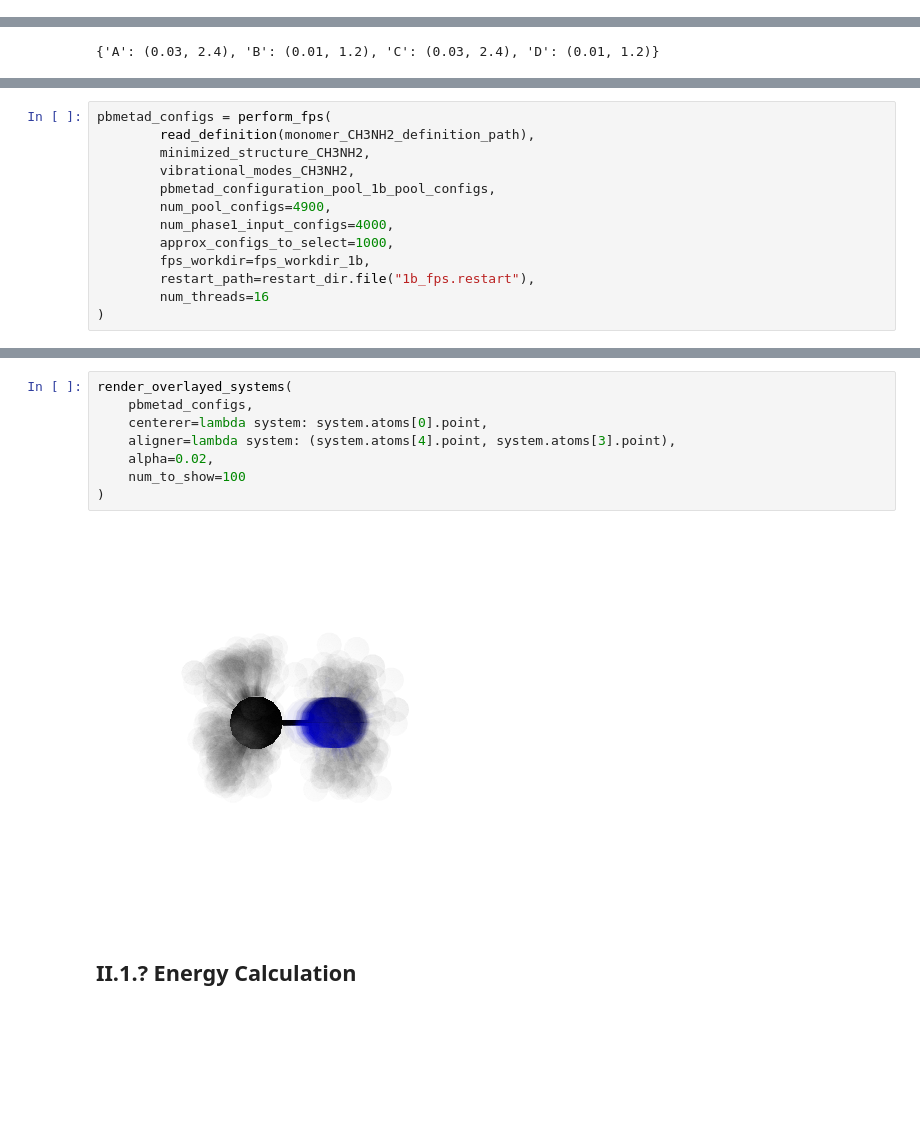
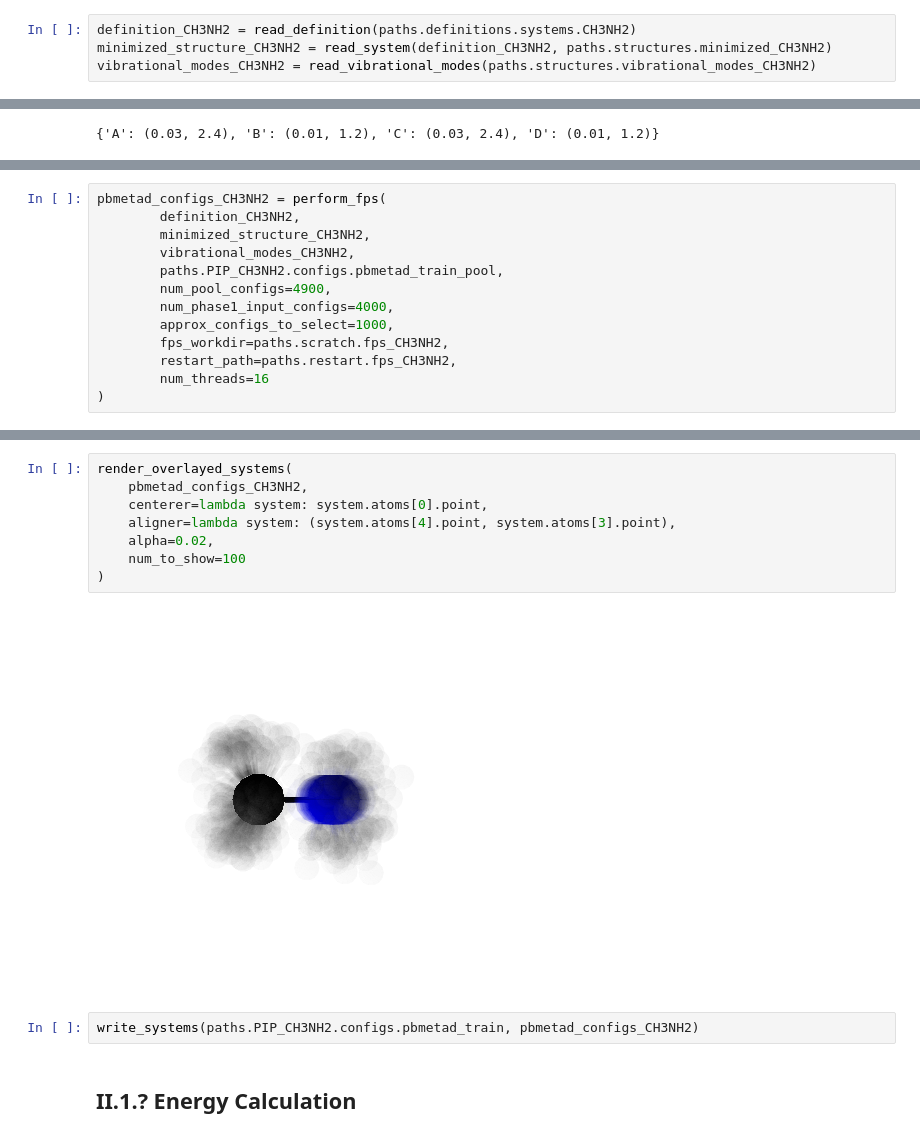
Before and after one commit to PolyachenkoYA/QDMS_2025, a Jupyter notebook: tutorials/2_Many-Body_Model_Build-Along/Tutorial_2.2.ipynb, the cells around one changed output, grey strips where cells are left out. Saved outputs shown, nothing was run; the diff lists cells and outputs as text; blank space fills up the shorter version.

```diff
--- a/tutorials/2_Many-Body_Model_Build-Along/Tutorial_2.2.ipynb
+++ b/tutorials/2_Many-Body_Model_Build-Along/Tutorial_2.2.ipynb
@@ -21,3 +17,7 @@ vibrational_modes_CH3NH2 = read_vibrational_modes(vibrational_modes_CH3NH2_path)
+# %%
+definition_CH3NH2 = read_definition(paths.definitions.systems.CH3NH2)
+minimized_structure_CH3NH2 = read_system(definition_CH3NH2, paths.structures.minimized_CH3NH2)
+vibrational_modes_CH3NH2 = read_vibrational_modes(paths.structures.vibrational_modes_CH3NH2)
 # %%
 configuration_generator = NormalModesConfigurationGenerator(
         minimized_structure_CH3NH2,
@@ -99,16 +109,16 @@ split_pool(
         strategy="INTERVAL",
 )
 # %%
-pbmetad_configs = perform_fps(
-        read_definition(monomer_CH3NH2_definition_path),
+pbmetad_configs_CH3NH2 = perform_fps(
+        definition_CH3NH2,
         minimized_structure_CH3NH2,
         vibrational_modes_CH3NH2,
-        pbmetad_configuration_pool_1b_pool_configs,
+        paths.PIP_CH3NH2.configs.pbmetad_train_pool,
         num_pool_configs=4900,
         num_phase1_input_configs=4000,
         approx_configs_to_select=1000,
-        fps_workdir=fps_workdir_1b,
-        restart_path=restart_dir.file("1b_fps.restart"),
+        fps_workdir=paths.scratch.fps_CH3NH2,
+        restart_path=paths.restart.fps_CH3NH2,
         num_threads=16
 )
 # %% [output]
@@ -133,13 +143,15 @@ Completed round 1 fps, selected 101 configs.
 # %%
 render_overlayed_systems(
-    pbmetad_configs,
+    pbmetad_configs_CH3NH2,
     centerer=lambda system: system.atoms[0].point,
     aligner=lambda system: (system.atoms[4].point, system.atoms[3].point),
     alpha=0.02,
     num_to_show=100
 )
 # %% [output]
-[figure, old version]
+[figure, new version]
+# %%
+write_systems(paths.PIP_CH3NH2.configs.pbmetad_train, pbmetad_configs_CH3NH2)
 # %% [markdown]
 ## II.1.? Energy Calculation
 # %% [markdown]
```
Also changed, not shown: parts of 18 cells of this notebook, 3 other files.
